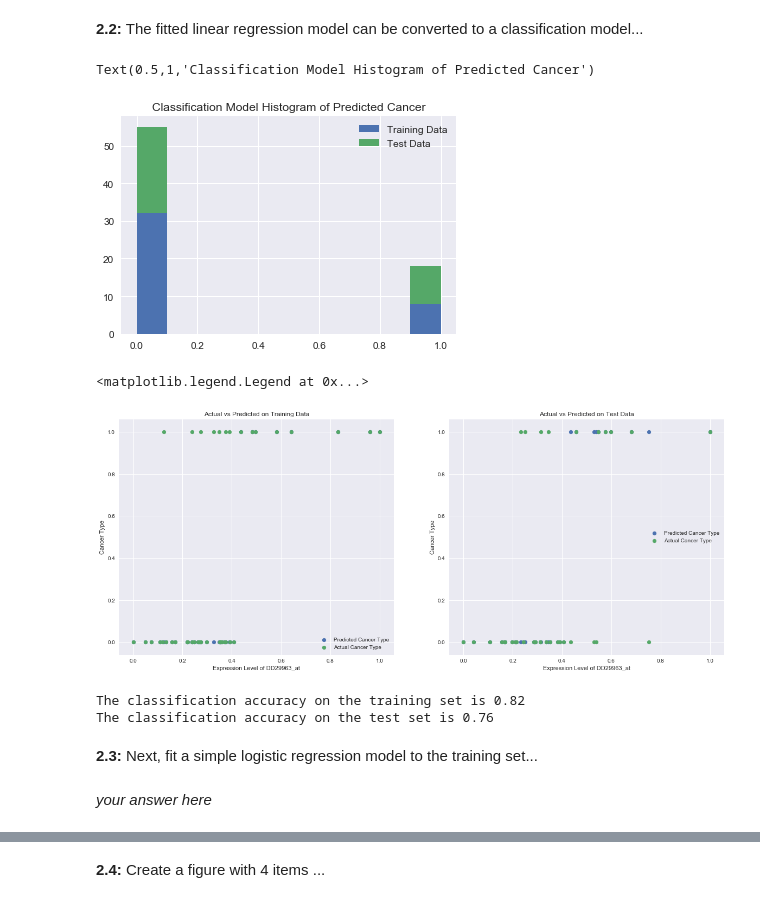
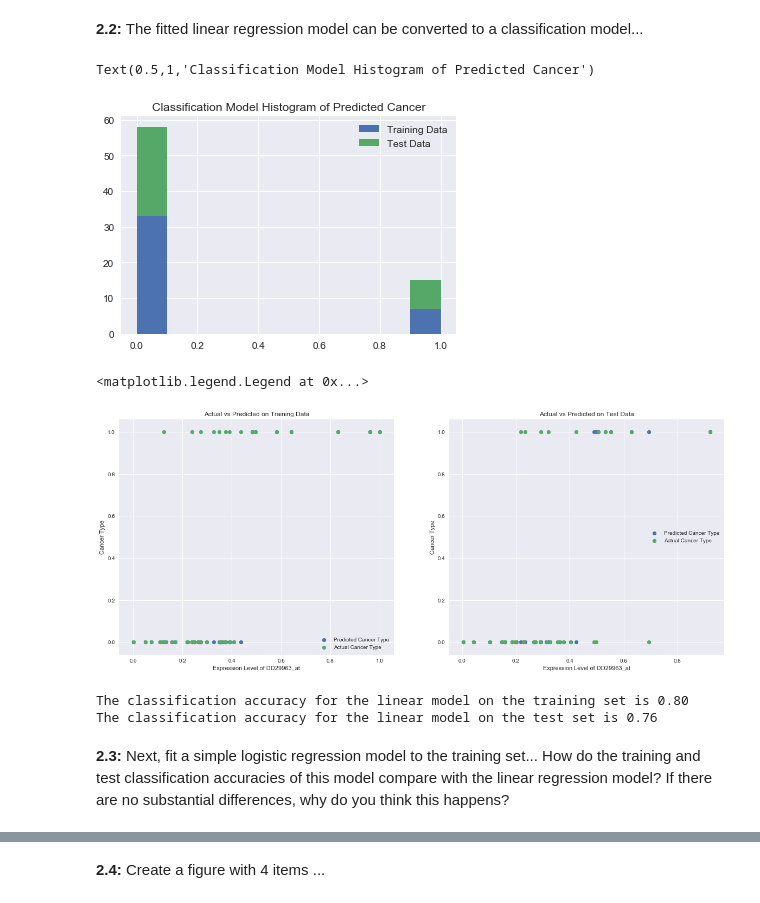
Before and after one commit to tmaounis/cs109a_hw5, a Jupyter notebook: cs109a_hw5_109.ipynb, the cells around one changed output, grey strips where cells are left out. Drawn from its saved outputs; the diff is of its cells as text; code cells hidden in the pictures.

```diff
--- a/cs109a_hw5_109.ipynb
+++ b/cs109a_hw5_109.ipynb
@@ -106,8 +101,24 @@ def standardize_columns(df, labels):
+# %%
+def normalize_columns(labels, df, scaler=None):
+    if scaler is None:
+        scaler = MinMaxScaler().fit(df.loc[:,labels])
+        df.loc[:,labels] = scaler.transform(df.loc[:,labels].copy())
+    else:
+        df.loc[:,labels] = scaler.transform(df.loc[:,labels].copy())
+    return df
+
+def normalize_dfs(labels, df_train, df_test=None):
+    scaler = MinMaxScaler().fit(df_train.loc[:,labels]) #fit scaler to training data
+    df_train = normalize_columns(labels, df_train, scaler) #transform training data
+    if df_test is None:
+        return df_train
+    else:
+        df_test = normalize_columns(labels,df_test,scaler) #transform test data by training scaler
+        return df_train, df_test
 # %%
 std_cols = df.columns.difference(['Cancer_type'])
-df = standardize_columns(df,std_cols)
-data_train = standardize_columns(data_train,std_cols)
-data_test = standardize_columns(data_test,std_cols)
+#df = normalize_columns(df,std_cols) #for the sake of having a fully normalized set
+data_train, data_test = normalize_dfs(std_cols, data_train, data_test)
 # %% [output]
 A value is trying to be set on a copy of a slice from a DataFrame.
 Try using .loc[row_indexer,col_indexer] = value instead
@@ -240,9 +251,10 @@ Based on these plots, does one of the models appear better suited for binary cla
 
 **2.1:** Fit a simple linear regression model to the training set
 # %%
-# your code here
-model_OLS = OLS(y_train,x_train['D29963_at']).fit()
-y_train_pred = model_OLS.predict(x_train['D29963_at']) #on training data
+x_D2_train_cst = sm.add_constant(x_train['D29963_at'])
+x_D2_test_cst = sm.add_constant(x_test['D29963_at'])
+model_OLS = OLS(y_train,x_D2_train_cst).fit()
+y_train_pred = model_OLS.predict(x_D2_train_cst) #on training data
 plt.hist(y_train_pred)
 plt.title("Histogram of Predicted Values from the Linear Model on the Training Set")
 plt.xlabel("Predicted Cancer")
@@ -255,16 +267,16 @@ Normally we can interpret histograms probabilistically. For this logistic model,
 # %% [markdown]
 **2.2:** The fitted linear regression model can be converted to a classification model...
 # %%
-y_test_pred = model_OLS.predict(x_test['D29963_at'])
+y_test_pred = model_OLS.predict(x_D2_test_cst)
 
 y_train_pred_class = pd.cut(y_train_pred,[-1,0.5,2], labels=[0,1])
 y_test_pred_class = pd.cut(y_test_pred,[-1,0.5,2], labels=[0,1])
 plt.hist([y_train_pred_class,y_test_pred_class], stacked=True)
 plt.legend(["Training Data", "Test Data"])
 plt.title("Classification Model Histogram of Predicted Cancer")
 # %% [output]
 Text(0.5,1,'Classification Model Histogram of Predicted Cancer')
-[figure, old version]
+[figure, new version]
 # %%
 fig, axes = plt.subplots(1,2,figsize=(20,8))
 axes[0].scatter(x_train['D29963_at'],y_train_pred_class, label="Predicted Cancer Type")
@@ -282,12 +294,14 @@ axes[1].set_title("Actual vs Predicted on Test Data")
 axes[1].legend()
 # %% [output]
 <matplotlib.legend.Legend at 0x...>
-[figure, old version]
+[figure, new version]
 # %%
-print("The classification accuracy on the training set is %.2f"%accuracy_score(y_train,y_train_pred_class))
-print("The classification accuracy on the test set is %.2f"%accuracy_score(y_test,y_test_pred_class))
+print("The classification accuracy for the linear model on the training set is %.2f"
+      %accuracy_score(y_train,y_train_pred_class))
+print("The classification accuracy for the linear model on the test set is %.2f"
+      %accuracy_score(y_test,y_test_pred_class))
 # %% [output]
-The classification accuracy on the training set is 0.82
-The classification accuracy on the test set is 0.76
+The classification accuracy for the linear model on the training set is 0.80
+The classification accuracy for the linear model on the test set is 0.76
 # %% [markdown]
-**2.3:** Next, fit a simple logistic regression model to the training set...
+**2.3:** Next, fit a simple logistic regression model to the training set... How do the training and test classification accuracies of this model compare with the linear regression model? If there are no substantial differences, why do you think this happens?
@@ -296,2 +307,0 @@ The classification accuracy on the test set is 0.76
-# %% [markdown]
-*your answer here*
```
Also changed, not shown: parts of 6 cells of this notebook.
